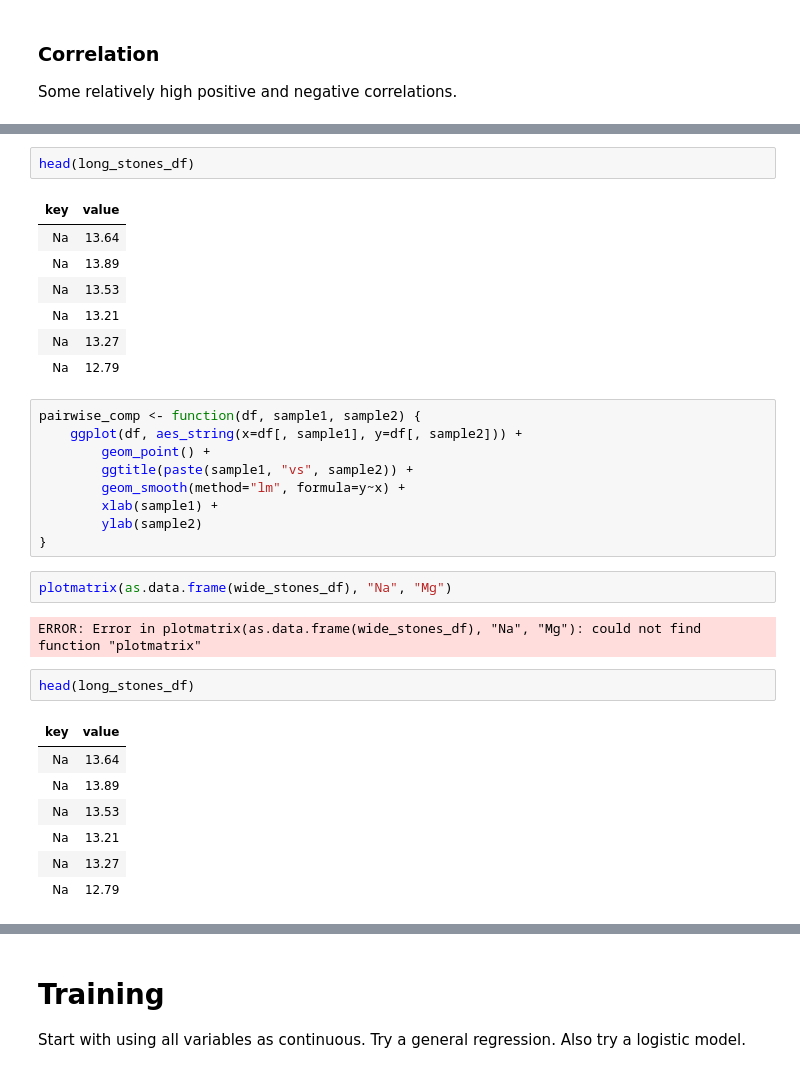
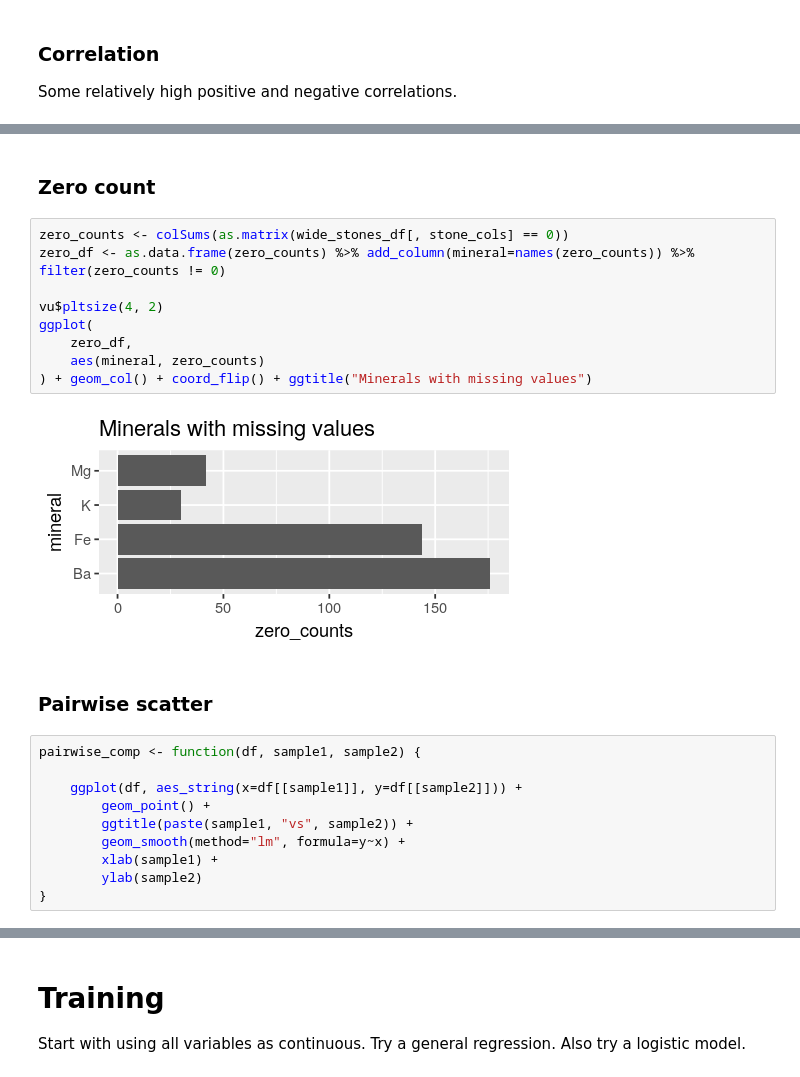
Before and after one commit to Jakob37/MLTemplateDataExplorations, a Jupyter notebook: gem_color/Gem color.ipynb, the cells around one changed output, grey strips where cells are left out. Cells and saved outputs as stored; diff of their text form.

```diff
--- a/gem_color/Gem color.ipynb
+++ b/gem_color/Gem color.ipynb
@@ -171,33 +124,25 @@ head(wide_stones_df)
-# %%
-head(long_stones_df)
-# %% [output]
-| key | value |
-| Na | 13.64 |
-| Na | 13.89 |
-| Na | 13.53 |
-| Na | 13.21 |
-| Na | 13.27 |
-| Na | 12.79 |
+# %% [markdown]
+### Zero count
+# %%
+zero_counts <- colSums(as.matrix(wide_stones_df[, stone_cols] == 0))
+zero_df <- as.data.frame(zero_counts) %>% add_column(mineral=names(zero_counts)) %>% filter(zero_counts != 0)
+
+vu$pltsize(4, 2)
+ggplot(
+    zero_df,
+    aes(mineral, zero_counts)
+) + geom_col() + coord_flip() + ggtitle("Minerals with missing values")
+# %% [output]
+[figure, added]
+# %% [markdown]
+### Pairwise scatter
 # %%
 pairwise_comp <- function(df, sample1, sample2) {
-    ggplot(df, aes_string(x=df[, sample1], y=df[, sample2])) +
+
+    ggplot(df, aes_string(x=df[[sample1]], y=df[[sample2]])) +
         geom_point() +
         ggtitle(paste(sample1, "vs", sample2)) +
         geom_smooth(method="lm", formula=y~x) +
         xlab(sample1) +
         ylab(sample2)
 }
-# %%
-plotmatrix(as.data.frame(wide_stones_df), "Na", "Mg")
-# %% [output]
-ERROR: Error in plotmatrix(as.data.frame(wide_stones_df), "Na", "Mg"): could not find function "plotmatrix"
-# %%
-head(long_stones_df)
-# %% [output]
-| key | value |
-| Na | 13.64 |
-| Na | 13.89 |
-| Na | 13.53 |
-| Na | 13.21 |
-| Na | 13.27 |
-| Na | 12.79 |
```
Also changed, not shown: parts of 30 cells of this notebook.
